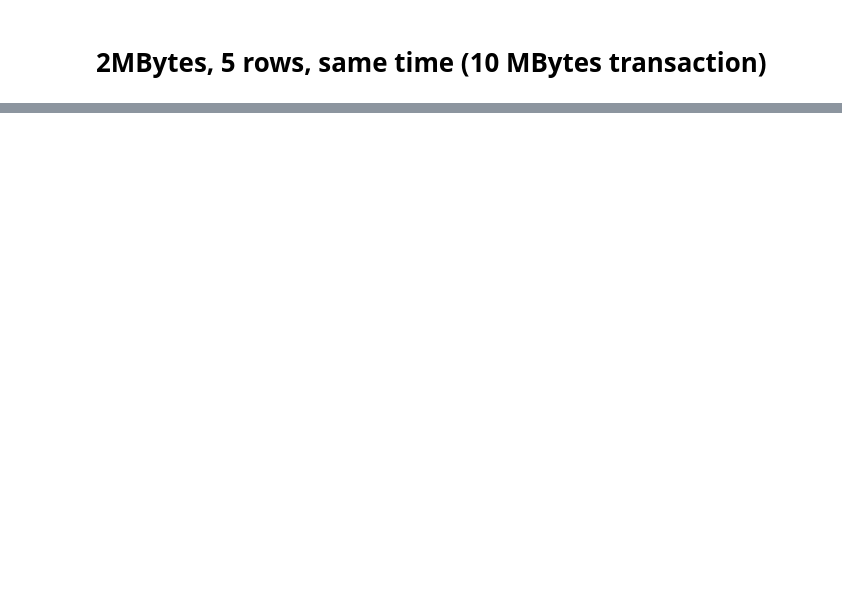
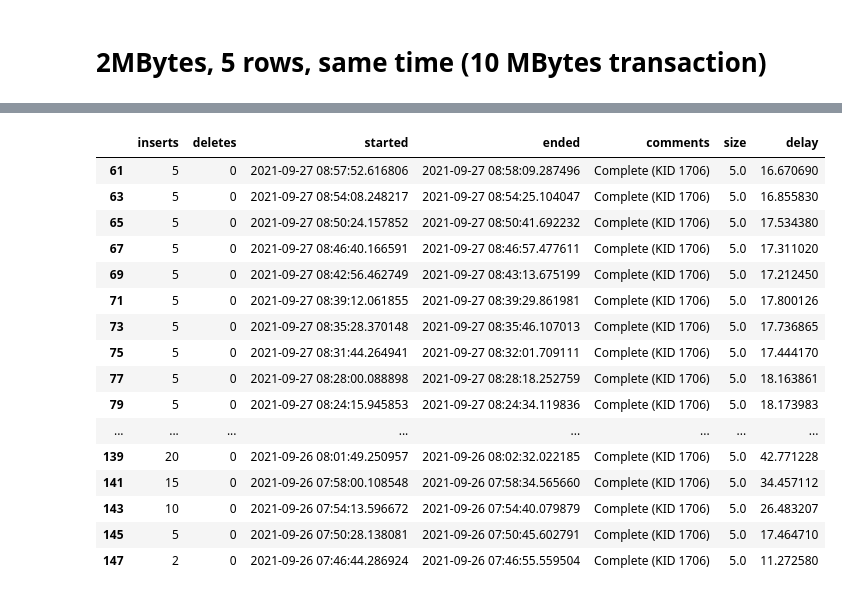
Before and after one commit to AusSRC/db_replication, a Jupyter notebook: results/benchmark_results.ipynb, the cells around one changed output, grey strips where cells are left out. Cells and saved outputs as stored; diff of their text form; code cells hidden in the pictures; blank space fills up the shorter version.

```diff
--- a/results/benchmark_results.ipynb
+++ b/results/benchmark_results.ipynb
@@ -65,0 +112,20 @@ df[ ( df['size']==2.0) & (df['inserts']==5.0)]
+# %%
+df[ ( df['size']==5.0) & (df['inserts']!=0)]
+# %% [output]
+|  | inserts | deletes | started | ended | comments | size | delay |
+| 61 | 5 | 0 | 2021-09-27 08:57:52.616806 | 2021-09-27 08:58:09.287496 | Complete (KID 1706) | 5.0 | 16.670690 |
+| 63 | 5 | 0 | 2021-09-27 08:54:08.248217 | 2021-09-27 08:54:25.104047 | Complete (KID 1706) | 5.0 | 16.855830 |
+| 65 | 5 | 0 | 2021-09-27 08:50:24.157852 | 2021-09-27 08:50:41.692232 | Complete (KID 1706) | 5.0 | 17.534380 |
+| 67 | 5 | 0 | 2021-09-27 08:46:40.166591 | 2021-09-27 08:46:57.477611 | Complete (KID 1706) | 5.0 | 17.311020 |
+| 69 | 5 | 0 | 2021-09-27 08:42:56.462749 | 2021-09-27 08:43:13.675199 | Complete (KID 1706) | 5.0 | 17.212450 |
+| 71 | 5 | 0 | 2021-09-27 08:39:12.061855 | 2021-09-27 08:39:29.861981 | Complete (KID 1706) | 5.0 | 17.800126 |
+| 73 | 5 | 0 | 2021-09-27 08:35:28.370148 | 2021-09-27 08:35:46.107013 | Complete (KID 1706) | 5.0 | 17.736865 |
+| 75 | 5 | 0 | 2021-09-27 08:31:44.264941 | 2021-09-27 08:32:01.709111 | Complete (KID 1706) | 5.0 | 17.444170 |
+| 77 | 5 | 0 | 2021-09-27 08:28:00.088898 | 2021-09-27 08:28:18.252759 | Complete (KID 1706) | 5.0 | 18.163861 |
+| 79 | 5 | 0 | 2021-09-27 08:24:15.945853 | 2021-09-27 08:24:34.119836 | Complete (KID 1706) | 5.0 | 18.173983 |
+| ... | ... | ... | ... | ... | ... | ... | ... |
+| 139 | 20 | 0 | 2021-09-26 08:01:49.250957 | 2021-09-26 08:02:32.022185 | Complete (KID 1706) | 5.0 | 42.771228 |
+| 141 | 15 | 0 | 2021-09-26 07:58:00.108548 | 2021-09-26 07:58:34.565660 | Complete (KID 1706) | 5.0 | 34.457112 |
+| 143 | 10 | 0 | 2021-09-26 07:54:13.596672 | 2021-09-26 07:54:40.079879 | Complete (KID 1706) | 5.0 | 26.483207 |
+| 145 | 5 | 0 | 2021-09-26 07:50:28.138081 | 2021-09-26 07:50:45.602791 | Complete (KID 1706) | 5.0 | 17.464710 |
+| 147 | 2 | 0 | 2021-09-26 07:46:44.286924 | 2021-09-26 07:46:55.559504 | Complete (KID 1706) | 5.0 | 11.272580 |
```
Also changed, not shown: parts of 10 cells of this notebook, 2 other files.
